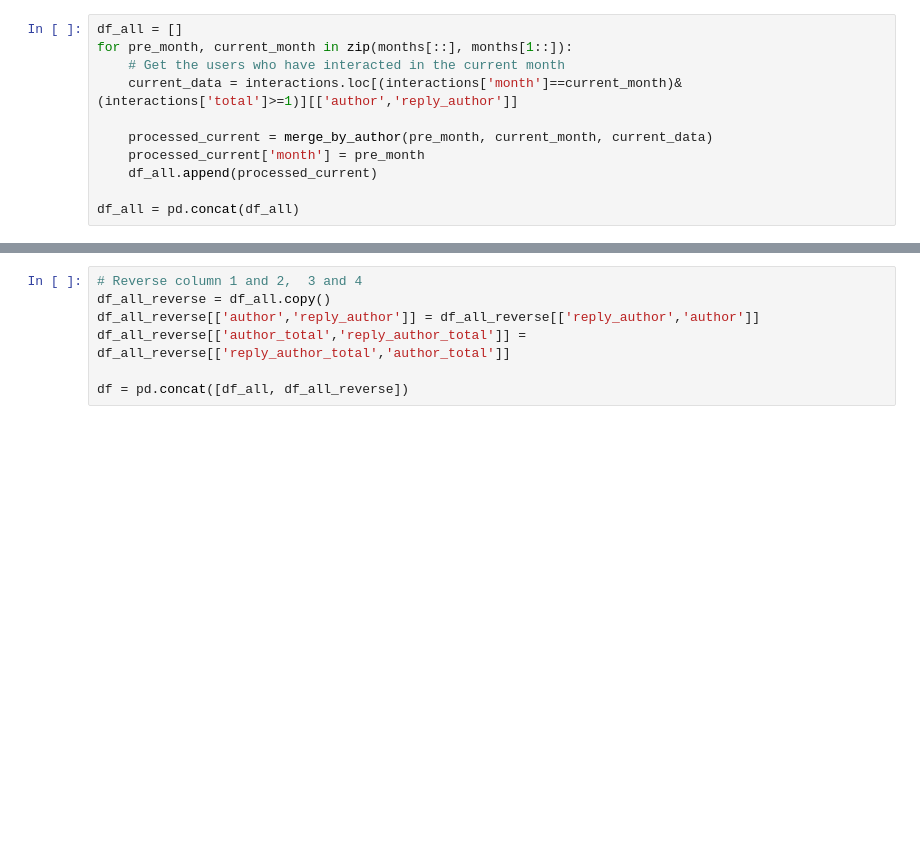
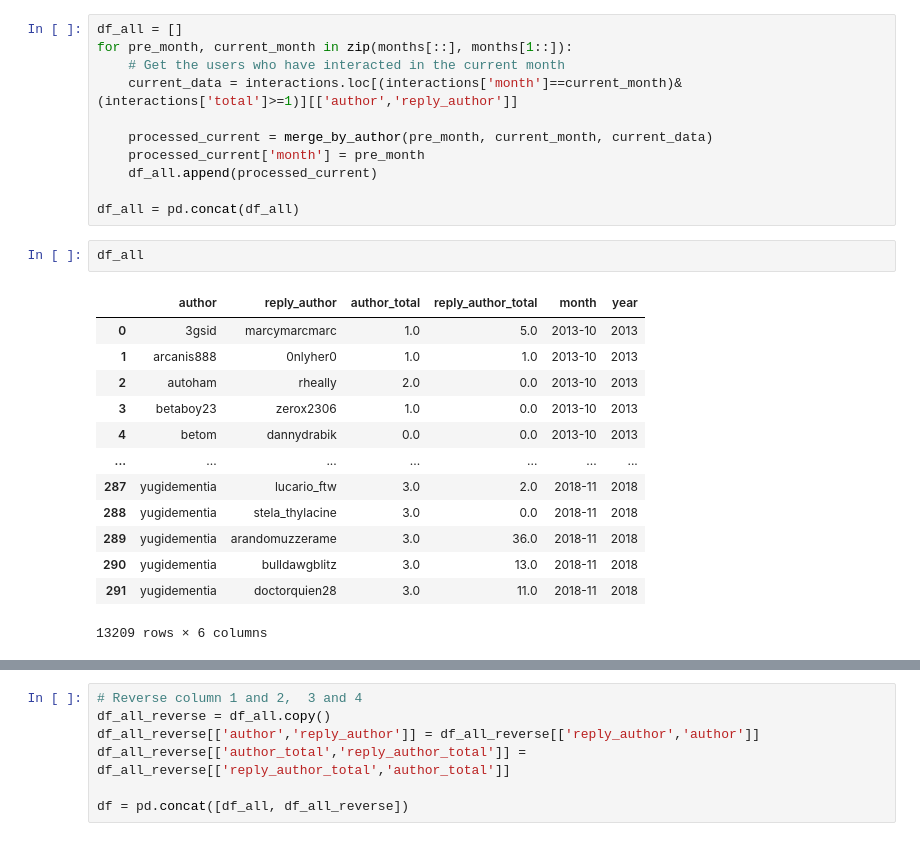
Before and after one commit to Jinyi-Liu/BZAN643-Project, a Jupyter notebook: 03_Reciprocal_Analysis.ipynb, the cells around one changed output, grey strips where cells are left out. Drawn from its saved outputs; the diff is of its cells as text; blank space fills up the shorter version.

```diff
--- a/03_Reciprocal_Analysis.ipynb
+++ b/03_Reciprocal_Analysis.ipynb
@@ -142,6 +145,22 @@ for pre_month, current_month in zip(months[::], months[1::]):
     df_all.append(processed_current)
 
 df_all = pd.concat(df_all)
+# %%
+df_all
+# %% [output]
+|  | author | reply_author | author_total | reply_author_total | month | year |
+| 0 | 3gsid | marcymarcmarc | 1.0 | 5.0 | 2013-10 | 2013 |
+| 1 | arcanis888 | 0nlyher0 | 1.0 | 1.0 | 2013-10 | 2013 |
+| 2 | autoham | rheally | 2.0 | 0.0 | 2013-10 | 2013 |
+| 3 | betaboy23 | zerox2306 | 1.0 | 0.0 | 2013-10 | 2013 |
+| 4 | betom | dannydrabik | 0.0 | 0.0 | 2013-10 | 2013 |
+| ... | ... | ... | ... | ... | ... | ... |
+| 287 | yugidementia | lucario_ftw | 3.0 | 2.0 | 2018-11 | 2018 |
+| 288 | yugidementia | stela_thylacine | 3.0 | 0.0 | 2018-11 | 2018 |
+| 289 | yugidementia | arandomuzzerame | 3.0 | 36.0 | 2018-11 | 2018 |
+| 290 | yugidementia | bulldawgblitz | 3.0 | 13.0 | 2018-11 | 2018 |
+| 291 | yugidementia | doctorquien28 | 3.0 | 11.0 | 2018-11 | 2018 |
+13209 rows × 6 columns
 # %%
 # Add a column of year
 df_all['year'] = df_all['month'].dt.year
```
Also changed, not shown: parts of 25 cells of this notebook.
